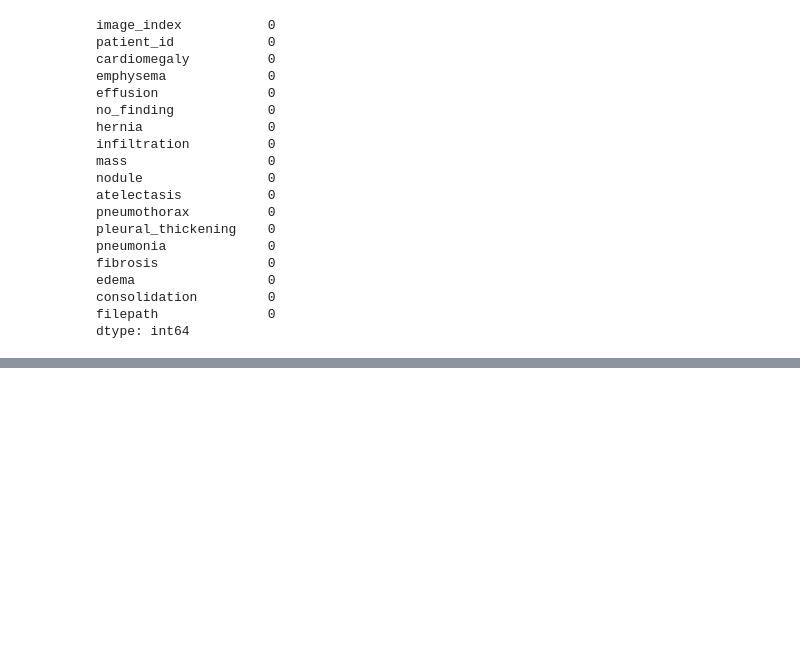
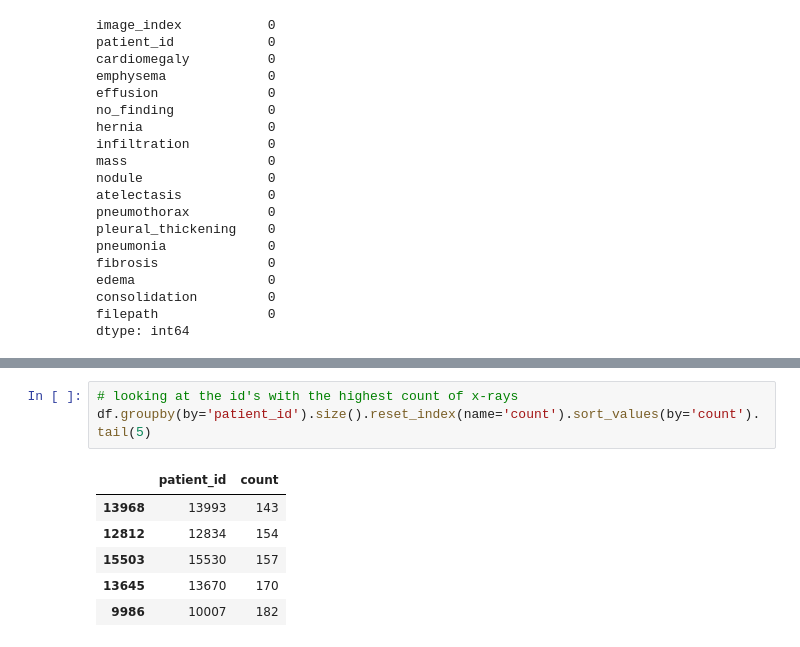
Before and after one commit to Asifdotexe/healthcare-ai-project, a Jupyter notebook: python/notebook/issue-05-as-eda.ipynb, the cells around one changed output, grey strips where cells are left out. Drawn from its saved outputs; the diff is of its cells as text; blank space fills up the shorter version.

```diff
--- a/python/notebook/issue-05-as-eda.ipynb
+++ b/python/notebook/issue-05-as-eda.ipynb
@@ -126,0 +153,10 @@ plt.show()
+# %%
+# looking at the id's with the highest count of x-rays
+df.groupby(by='patient_id').size().reset_index(name='count').sort_values(by='count').tail(5)
+# %% [output]
+|  | patient_id | count |
+| 13968 | 13993 | 143 |
+| 12812 | 12834 | 154 |
+| 15503 | 15530 | 157 |
+| 13645 | 13670 | 170 |
+| 9986 | 10007 | 182 |
```
Also changed, not shown: parts of 4 cells of this notebook.
